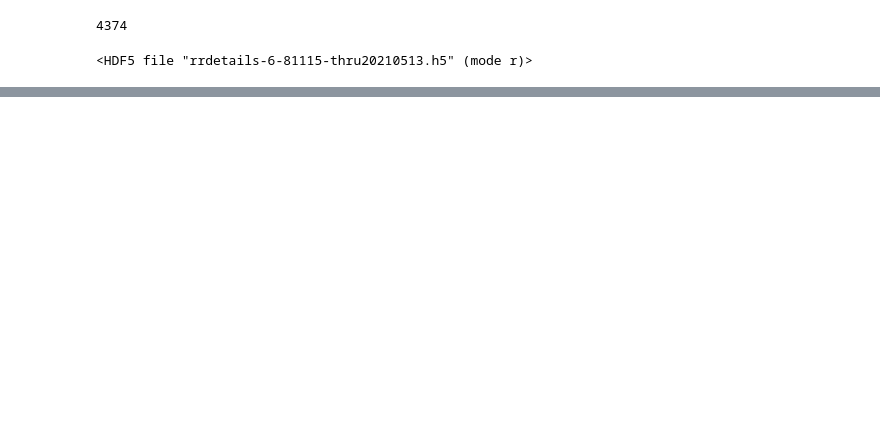
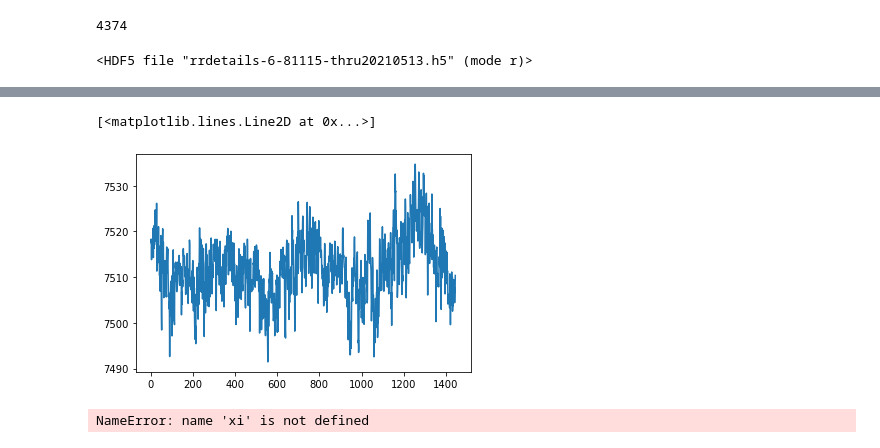
Before and after one commit to ShirshChhabra/DESIRedrock, a Jupyter notebook: new penalty.ipynb, the cells around one changed output, grey strips where cells are left out. Cells and saved outputs as stored; diff of their text form; code cells hidden in the pictures; blank space fills up the shorter version.

```diff
--- a/new penalty.ipynb
+++ b/new penalty.ipynb
@@ -679,0 +847,9 @@ for i in data['zfit']['-407203300']['zfit']['chi2']:
+# %%
+plt.plot(data['zscan']['GALAXY']['zchi2'][0])
+# %% [output]
+[<matplotlib.lines.Line2D at 0x...>]
+[figure, added]
+# %%
+np.shape(xi)
+# %% [output]
+NameError: name 'xi' is not defined
```
Also changed, not shown: parts of 52 cells of this notebook, 2 other files.
